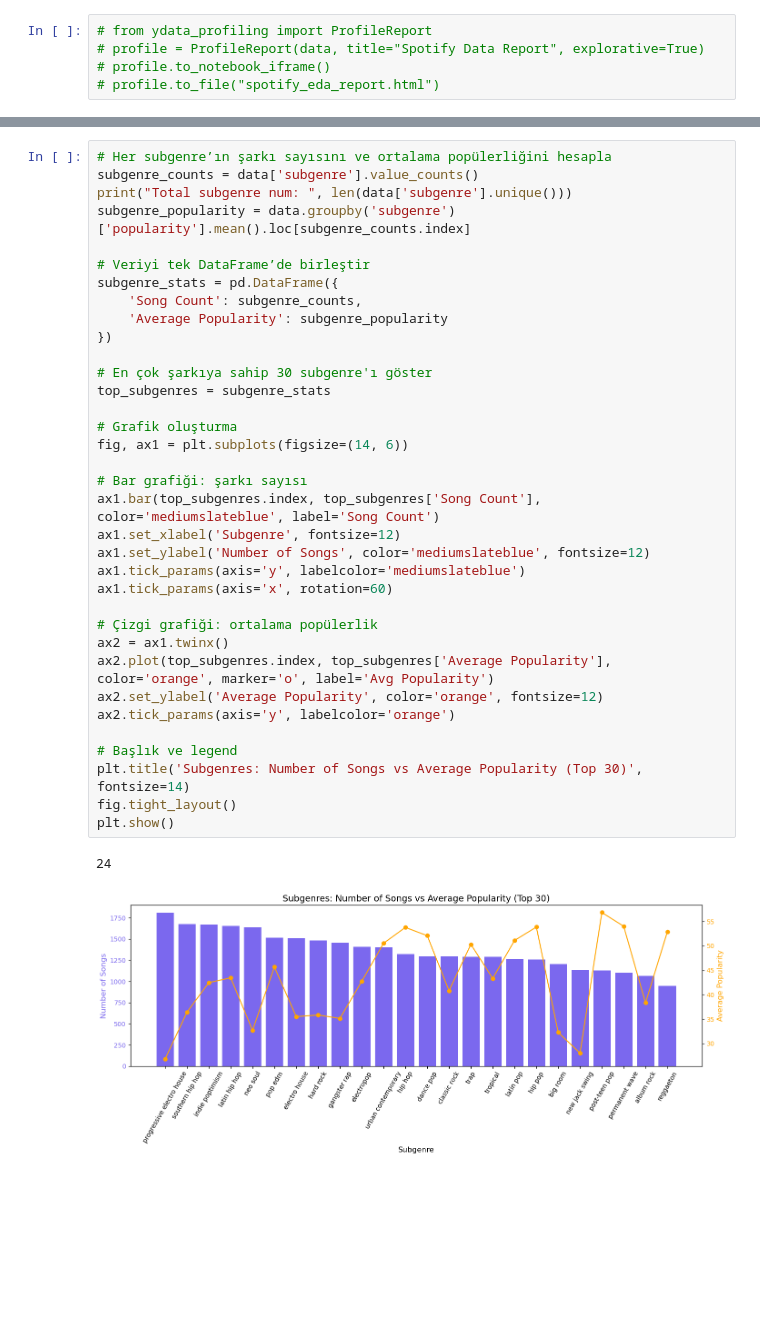
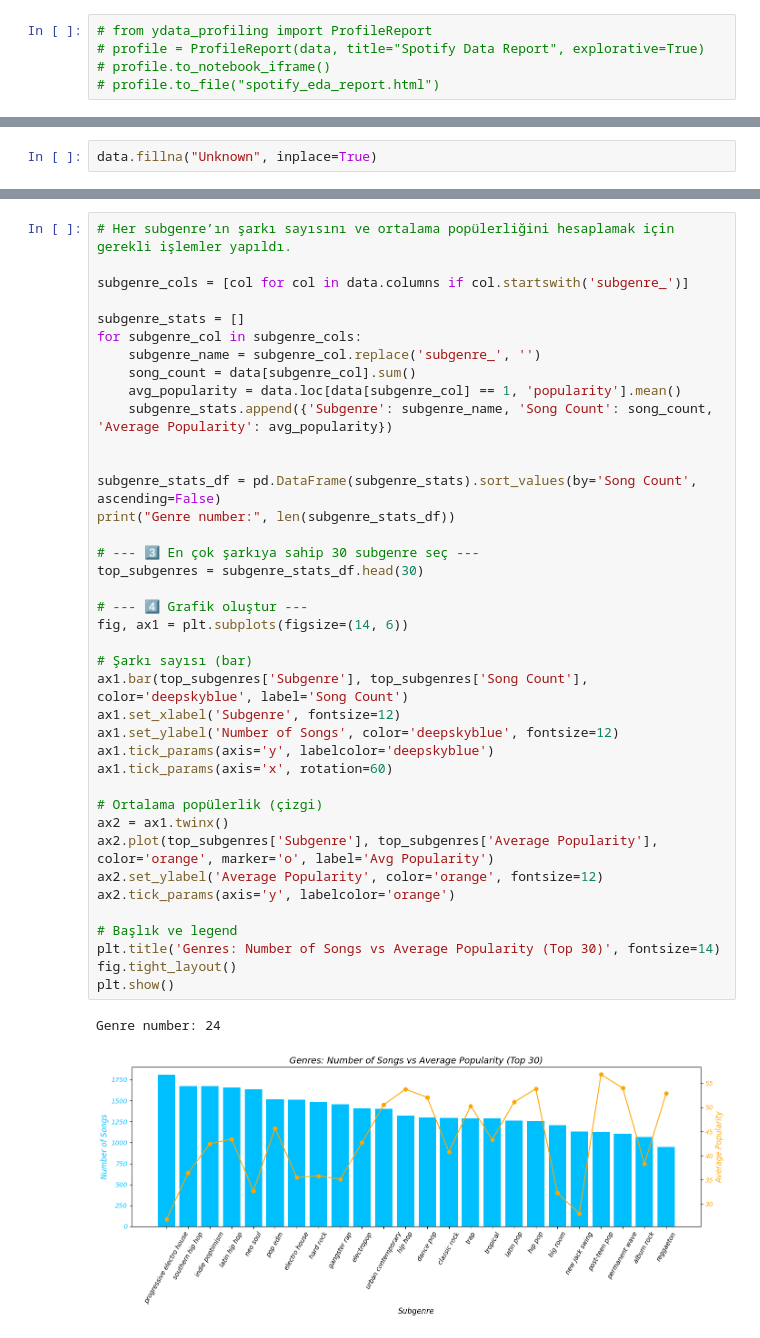
Before and after one commit to essraAlp/spotifyTrendAnalysis, a Jupyter notebook: eda.ipynb, the cells around one changed output, grey strips where cells are left out. Drawn from its saved outputs; the diff is of its cells as text; blank space fills up the shorter version.

```diff
--- a/eda.ipynb
+++ b/eda.ipynb
@@ -80,3 +81,5 @@ rows_with_null
 | 19568 | 3VKFip3OdAvv4OfNTgFWeQ | NaN | NaN | 0 | 717UG2du6utFe7CdmpuUe3 | NaN | 2012-01-05 | Reggaeton viejito🔥 | ... |
 | 19811 | 69gRFGOWY9OMpFJgFol1u0 | NaN | NaN | 0 | 717UG2du6utFe7CdmpuUe3 | NaN | 2012-01-05 | latin hip hop | ... |
 5 rows × 23 columns
+# %%
+data.fillna("Unknown", inplace=True)
@@ -138,39 +279,43 @@ Genre number:  6
 # %%
-# Her subgenre’ın şarkı sayısını ve ortalama popülerliğini hesapla
-subgenre_counts = data['subgenre'].value_counts()
-print("Total subgenre num: ", len(data['subgenre'].unique()))
-subgenre_popularity = data.groupby('subgenre')['popularity'].mean().loc[subgenre_counts.index]
+# Her subgenre’ın şarkı sayısını ve ortalama popülerliğini hesaplamak için gerekli işlemler yapıldı.
 
-# Veriyi tek DataFrame’de birleştir
-subgenre_stats = pd.DataFrame({
-    'Song Count': subgenre_counts,
-    'Average Popularity': subgenre_popularity
-})
+subgenre_cols = [col for col in data.columns if col.startswith('subgenre_')]
 
-# En çok şarkıya sahip 30 subgenre'ı göster
-top_subgenres = subgenre_stats
+subgenre_stats = []
+for subgenre_col in subgenre_cols:
+    subgenre_name = subgenre_col.replace('subgenre_', '')
+    song_count = data[subgenre_col].sum()
+    avg_popularity = data.loc[data[subgenre_col] == 1, 'popularity'].mean()
+    subgenre_stats.append({'Subgenre': subgenre_name, 'Song Count': song_count, 'Average Popularity': avg_popularity})
 
-# Grafik oluşturma
+
+subgenre_stats_df = pd.DataFrame(subgenre_stats).sort_values(by='Song Count', ascending=False)
+print("Genre number:", len(subgenre_stats_df))
+
+# --- 3️⃣ En çok şarkıya sahip 30 subgenre seç ---
+top_subgenres = subgenre_stats_df.head(30)
+
+# --- 4️⃣ Grafik oluştur ---
 fig, ax1 = plt.subplots(figsize=(14, 6))
 
-# Bar grafiği: şarkı sayısı
-ax1.bar(top_subgenres.index, top_subgenres['Song Count'], color='mediumslateblue', label='Song Count')
+# Şarkı sayısı (bar)
+ax1.bar(top_subgenres['Subgenre'], top_subgenres['Song Count'], color='deepskyblue', label='Song Count')
 ax1.set_xlabel('Subgenre', fontsize=12)
-ax1.set_ylabel('Number of Songs', color='mediumslateblue', fontsize=12)
-ax1.tick_params(axis='y', labelcolor='mediumslateblue')
+ax1.set_ylabel('Number of Songs', color='deepskyblue', fontsize=12)
+ax1.tick_params(axis='y', labelcolor='deepskyblue')
 ax1.tick_params(axis='x', rotation=60)
 
-# Çizgi grafiği: ortalama popülerlik
+# Ortalama popülerlik (çizgi)
 ax2 = ax1.twinx()
-ax2.plot(top_subgenres.index, top_subgenres['Average Popularity'], color='orange', marker='o', label='Avg Popularity')
+ax2.plot(top_subgenres['Subgenre'], top_subgenres['Average Popularity'], color='orange', marker='o', label='Avg Popularity')
 ax2.set_ylabel('Average Popularity', color='orange', fontsize=12)
 ax2.tick_params(axis='y', labelcolor='orange')
 
 # Başlık ve legend
-plt.title('Subgenres: Number of Songs vs Average Popularity (Top 30)', fontsize=14)
+plt.title('Genres: Number of Songs vs Average Popularity (Top 30)', fontsize=14)
 fig.tight_layout()
 plt.show()
 # %% [output]
-24
+Genre number: 24
-[figure, old version]
+[figure, new version]
 # %%
```
Also changed, not shown: parts of 26 cells of this notebook, 3 other files.
